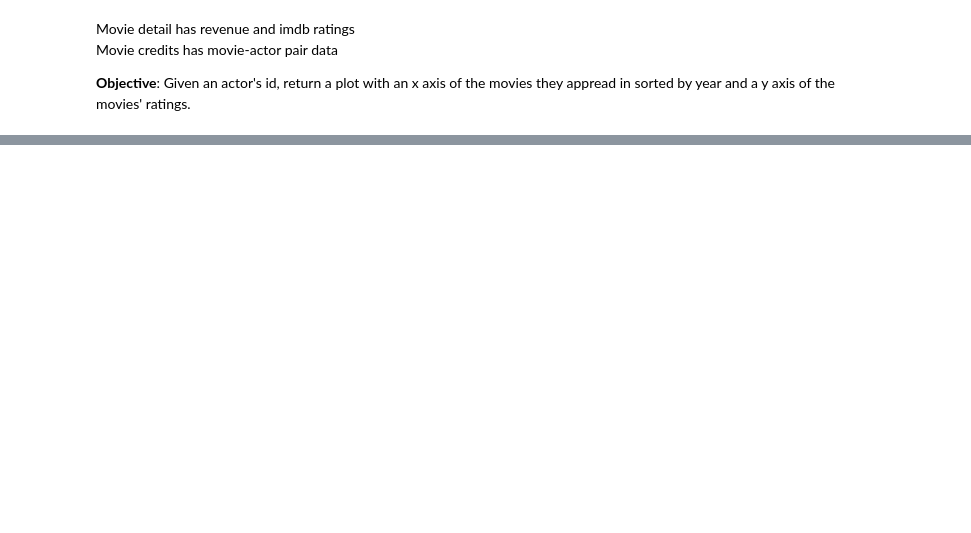
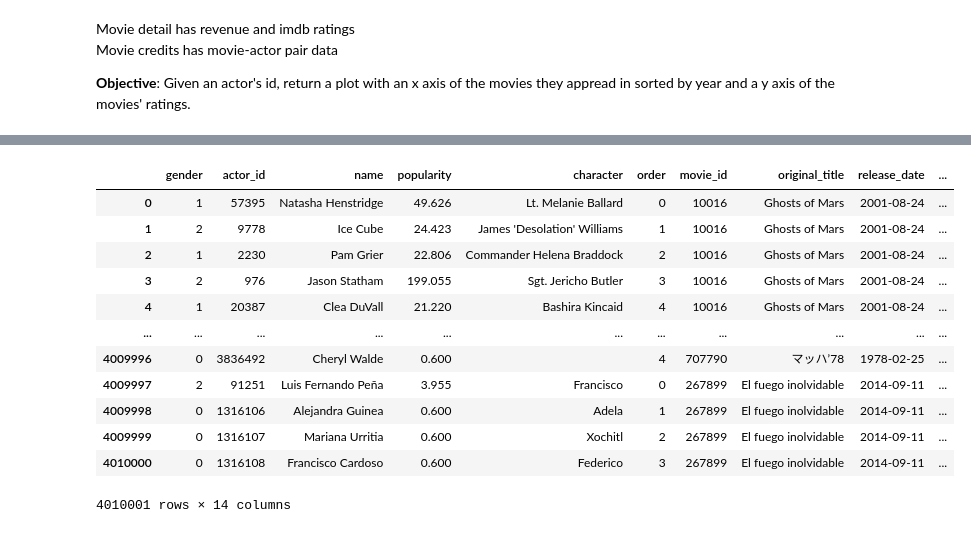
Before and after one commit to epfl-ada/ada-2023-project-cinemada, a Jupyter notebook: Preprocessing/fame.ipynb, the cells around one changed output, grey strips where cells are left out. Drawn from its saved outputs; the diff is of its cells as text; code cells hidden in the pictures; blank space fills up the shorter version.

```diff
--- a/Preprocessing/fame.ipynb
+++ b/Preprocessing/fame.ipynb
@@ -354,0 +260,43 @@ See the caveats in the documentation: https://pandas.pydata.org/pandas-docs/stab
+# %%
+
+# Creating full_actors_df DataFrame
+full_actors_list = []
+
+for _, row in merged_df_filtered.iterrows():
+    for actor_info in row['cast']:
+        actor_entry = {
+            'gender': actor_info['gender'],
+            'actor_id': actor_info['id'],
+            'name': actor_info['name'],
+            'popularity': actor_info['popularity'],
+            'character': actor_info['character'],
+            'order': actor_info['order'],
+            'movie_id': row['movie_id'],
+            'original_title': row['original_title'],
+            'release_date': row['release_date'],
+            'original_language': row['original_language'],
+            'genres': row['genres'],
+            'budget': row['budget'],
+            'revenue': row['revenue'],
+            'imdb_average_rating': row['imdb_average_rating']
+        }
+        full_actors_list.append(actor_entry)
+
+full_actors_df = pd.DataFrame(full_actors_list)
+
+# Display the resulting full_actors_df
+display(full_actors_df)
+# %% [output]
+|  | gender | actor_id | name | popularity | character | order | movie_id | original_title | release_date | ... |
+| 0 | 1 | 57395 | Natasha Henstridge | 49.626 | Lt. Melanie Ballard | 0 | 10016 | Ghosts of Mars | 2001-08-24 | ... |
+| 1 | 2 | 9778 | Ice Cube | 24.423 | James 'Desolation' Williams | 1 | 10016 | Ghosts of Mars | 2001-08-24 | ... |
+| 2 | 1 | 2230 | Pam Grier | 22.806 | Commander Helena Braddock | 2 | 10016 | Ghosts of Mars | 2001-08-24 | ... |
+| 3 | 2 | 976 | Jason Statham | 199.055 | Sgt. Jericho Butler | 3 | 10016 | Ghosts of Mars | 2001-08-24 | ... |
+| 4 | 1 | 20387 | Clea DuVall | 21.220 | Bashira Kincaid | 4 | 10016 | Ghosts of Mars | 2001-08-24 | ... |
+| ... | ... | ... | ... | ... | ... | ... | ... | ... | ... | ... |
+| 4009996 | 0 | 3836492 | Cheryl Walde | 0.600 |  | 4 | 707790 | マッハ’78 | 1978-02-25 | ... |
+| 4009997 | 2 | 91251 | Luis Fernando Peña | 3.955 | Francisco | 0 | 267899 | El fuego inolvidable | 2014-09-11 | ... |
+| 4009998 | 0 | 1316106 | Alejandra Guinea | 0.600 | Adela | 1 | 267899 | El fuego inolvidable | 2014-09-11 | ... |
+| 4009999 | 0 | 1316107 | Mariana Urritia | 0.600 | Xochitl | 2 | 267899 | El fuego inolvidable | 2014-09-11 | ... |
+| 4010000 | 0 | 1316108 | Francisco Cardoso | 0.600 | Federico | 3 | 267899 | El fuego inolvidable | 2014-09-11 | ... |
+4010001 rows × 14 columns
```
Also changed, not shown: parts of 28 cells of this notebook.
